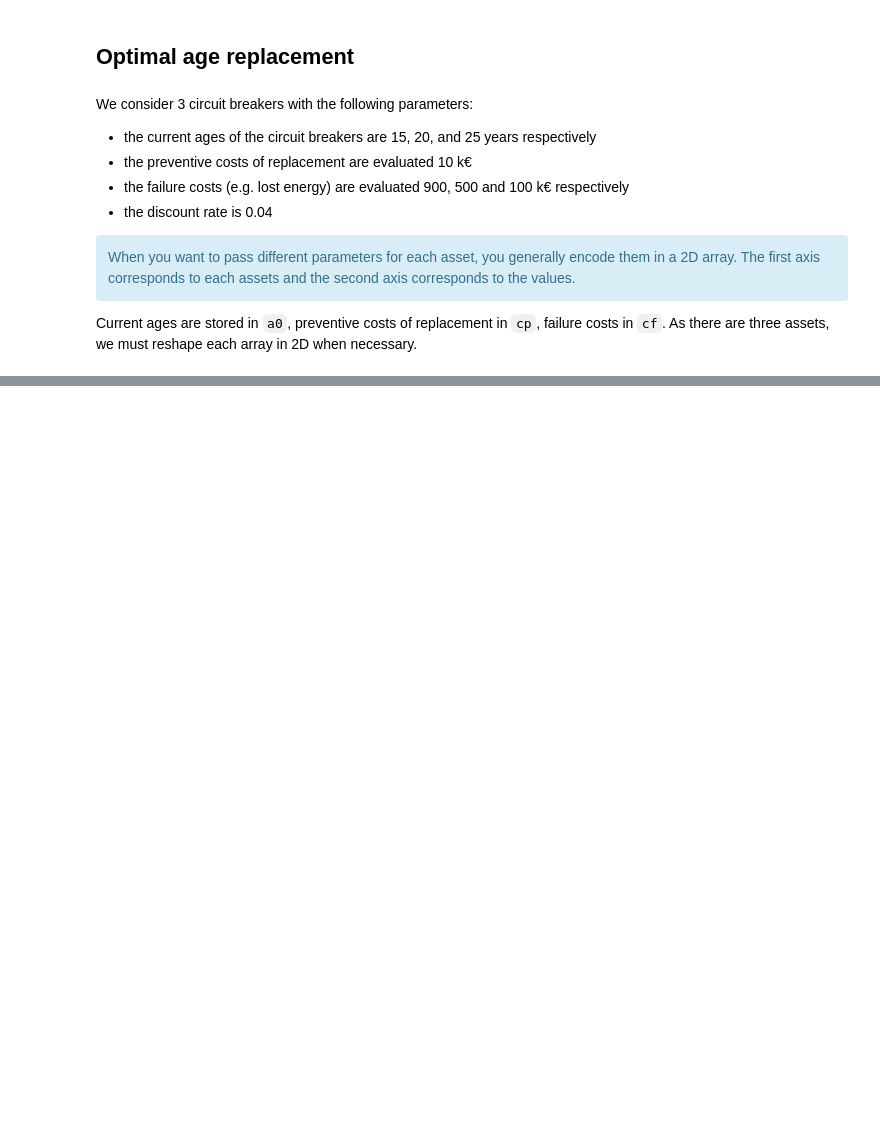
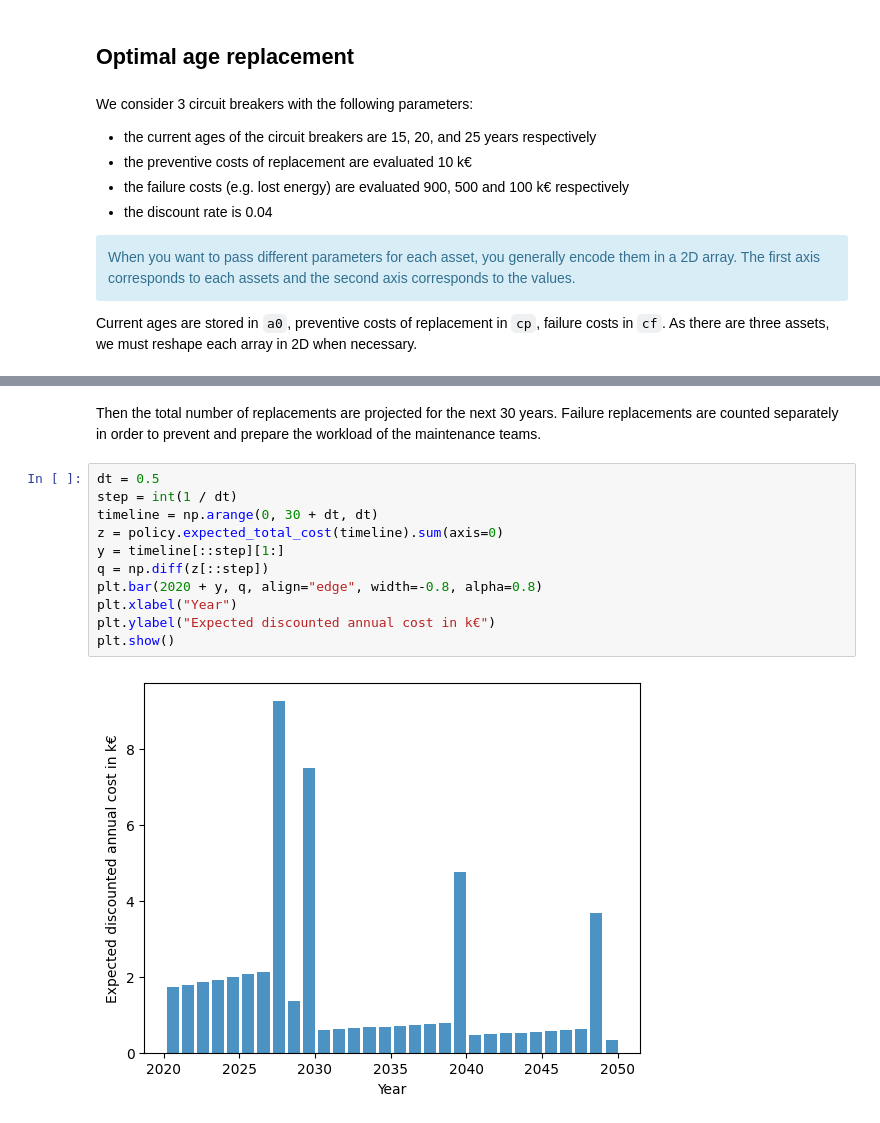
Before and after one commit to 21ch216/relife_doc_sandbox, a Jupyter notebook: docs/source/get_started.ipynb, the cells around one changed output, grey strips where cells are left out. Cells and saved outputs as stored; diff of their text form; blank space fills up the shorter version.

```diff
--- a/docs/source/get_started.ipynb
+++ b/docs/source/get_started.ipynb
@@ -94,0 +160,15 @@ Current ages are stored in ``a0``, preventive costs of replacement in ``cp``, fa
+# %% [markdown]
+Then the total number of replacements are projected for the next 30 years. Failure replacements are counted separately in order to prevent and prepare the workload of the maintenance teams.
+# %%
+dt = 0.5
+step = int(1 / dt)
+timeline = np.arange(0, 30 + dt, dt)
+z = policy.expected_total_cost(timeline).sum(axis=0)
+y = timeline[::step][1:]
+q = np.diff(z[::step])
+plt.bar(2020 + y, q, align="edge", width=-0.8, alpha=0.8)
+plt.xlabel("Year")
+plt.ylabel("Expected discounted annual cost in k€")
+plt.show()
+# %% [output]
+[figure, added]
```
Also changed, not shown: parts of 17 cells of this notebook.
